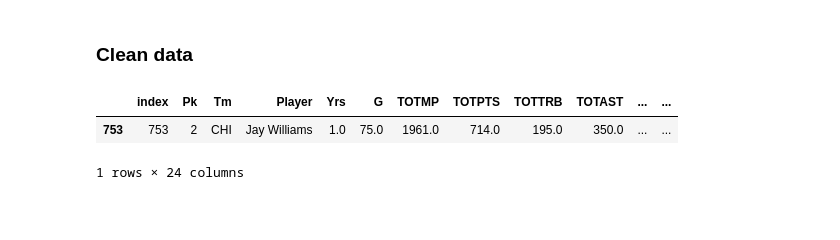
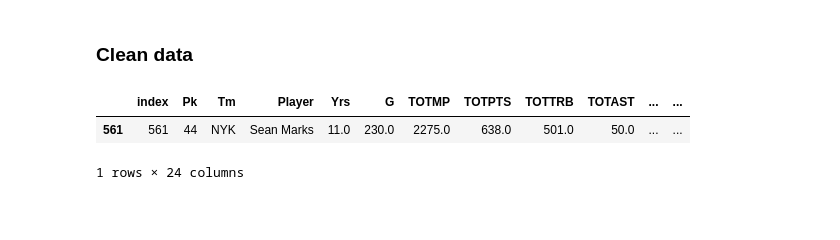
Before and after one commit to GrzegorzPus/NBA_analysis, a Jupyter notebook: Length of careers.ipynb, the cells around one changed output. Saved outputs shown, nothing was run; the diff lists cells and outputs as text; code cells hidden in the pictures.

```diff
--- a/Length of careers.ipynb
+++ b/Length of careers.ipynb
@@ -115,10 +115,10 @@ data.head(3)
 # Remove duplicates
 data = data.reset_index()
 # %%
-data[data['Player'] == 'Jay Williams']
+data[data['Player'] == 'Sean Marks']
 # %% [output]
 |  | index | Pk | Tm | Player | Yrs | G | TOTMP | TOTPTS | TOTTRB | TOTAST | ... | ... |
-| 753 | 753 | 2 | CHI | Jay Williams | 1.0 | 75.0 | 1961.0 | 714.0 | 195.0 | 350.0 | ... | ... |
+| 561 | 561 | 44 | NYK | Sean Marks | 11.0 | 230.0 | 2275.0 | 638.0 | 501.0 | 50.0 | ... | ... |
 1 rows × 24 columns
 # %%
 data = data[~data['index'].between(497, 503)]
```
Also changed, not shown: parts of 162 cells of this notebook.
